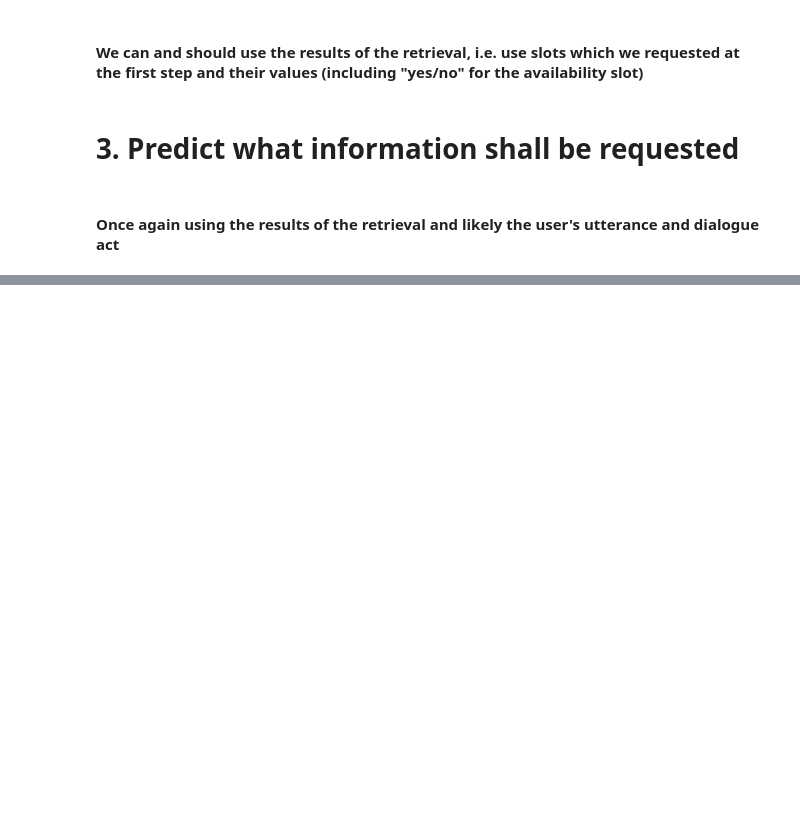
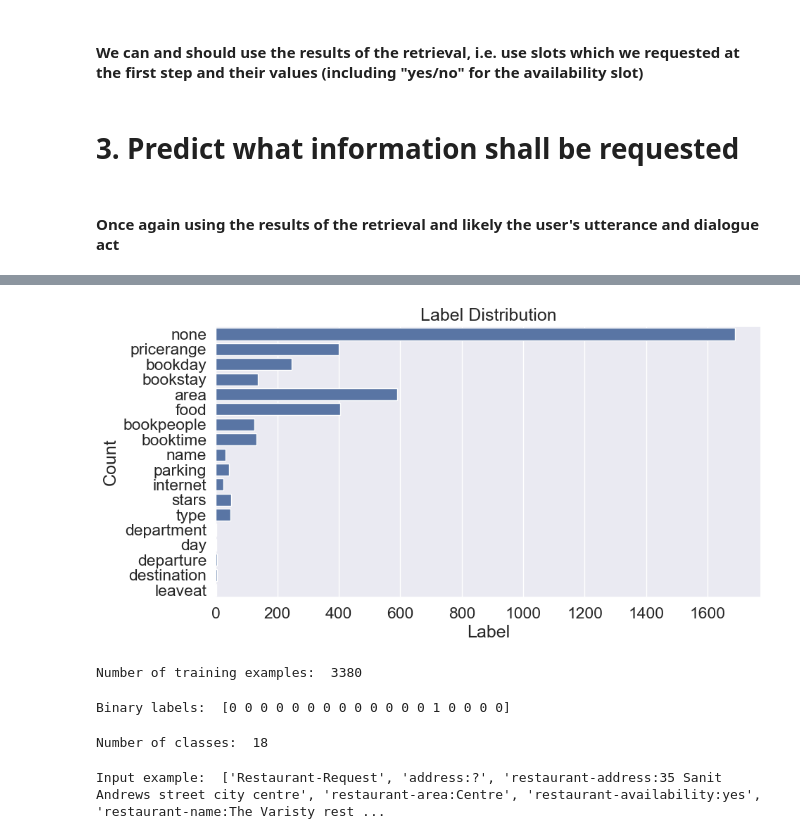
Before and after one commit to RobCTs/NLI_conversational_agent, a Jupyter notebook: agent_move.ipynb, the cells around one changed output, grey strips where cells are left out. Saved outputs shown, nothing was run; the diff lists cells and outputs as text; code cells hidden in the pictures; blank space fills up the shorter version.

```diff
--- a/agent_move.ipynb
+++ b/agent_move.ipynb
@@ -146,0 +256,46 @@ To be retrieved:
+# %%
+import random
+
+def undersample_none_label(x_data, y_data, random_state=None):
+    """
+    Undersamples the 'none' label in a multi-label dataset.
+
+    :param x_data: Feature set, list of lists or similar.
+    :param y_data: Label set, list of lists or lists of sets of labels.
+    :param random_state: Integer seed for reproducibility (default: None).
+    :return: Tuple of undersampled (x_data, y_data).
+    """
+    if random_state is not None:
+        random.seed(random_state)
+
+    # Convert labels to a set for easier manipulation
+    y_data_sets = [set(labels) for labels in y_data]
+
+    # Separate 'none' instances
+    none_indices = [i for i, labels in enumerate(y_data_sets) if labels == {'none'}]
+    other_indices = [i for i, labels in enumerate(y_data_sets) if labels != {'none'}]
+
+    # Randomly undersample 'none' instances
+    random.shuffle(none_indices)
+    none_indices = none_indices[:len(other_indices)]
+
+    # Combine back the indices
+    undersampled_indices = none_indices + other_indices
+
+    # Subset the original x_data and y_data
+    x_data_undersampled = [x_data[i] for i in undersampled_indices]
+    y_data_undersampled = [y_data[i] for i in undersampled_indices]
+
+    return x_data_undersampled, y_data_undersampled
+
+x_train, y_train = undersample_none_label(x_train, y_train, random_state=42)
+x_val, y_val = undersample_none_label(x_val, y_val, random_state=42)
+x_test, y_test = undersample_none_label(x_test, y_test, random_state=42)
+# %%
+plot_label_distribution([label for sublist in y_train for label in sublist])
+# %% [output]
+[figure, added]
+# %%
+print("Number of training examples: ", len(x_train))
+# %% [output]
+Number of training examples:  3380
@@ -146,0 +311,12 @@ To be retrieved:
+# %%
+print("Binary labels: ", y_train[0])
+# %% [output]
+Binary labels:  [0 0 0 0 0 0 0 0 0 0 0 0 0 1 0 0 0 0]
+# %%
+print("Number of classes: ", len(mlb.classes_))
+# %% [output]
+Number of classes:  18
+# %%
+print("Input example: ", x_train[2])
+# %% [output]
+Input example:  ['Restaurant-Request', 'address:?', 'restaurant-address:35 Sanit Andrews street city centre', 'restaurant-area:Centre', 'restaurant-availability:yes', 'restaurant-name:The Varisty rest ...
```
Also changed, not shown: parts of 19 cells of this notebook.
